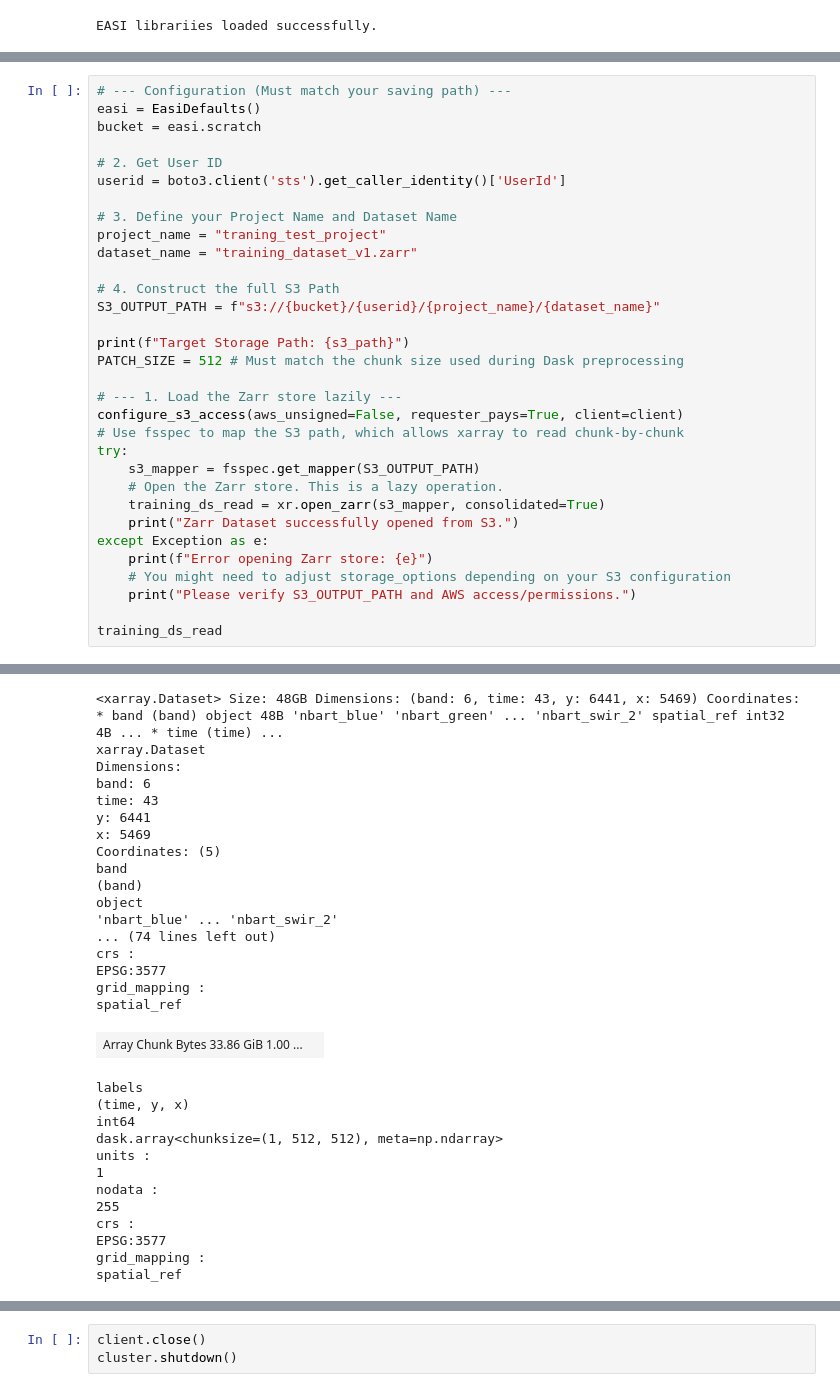
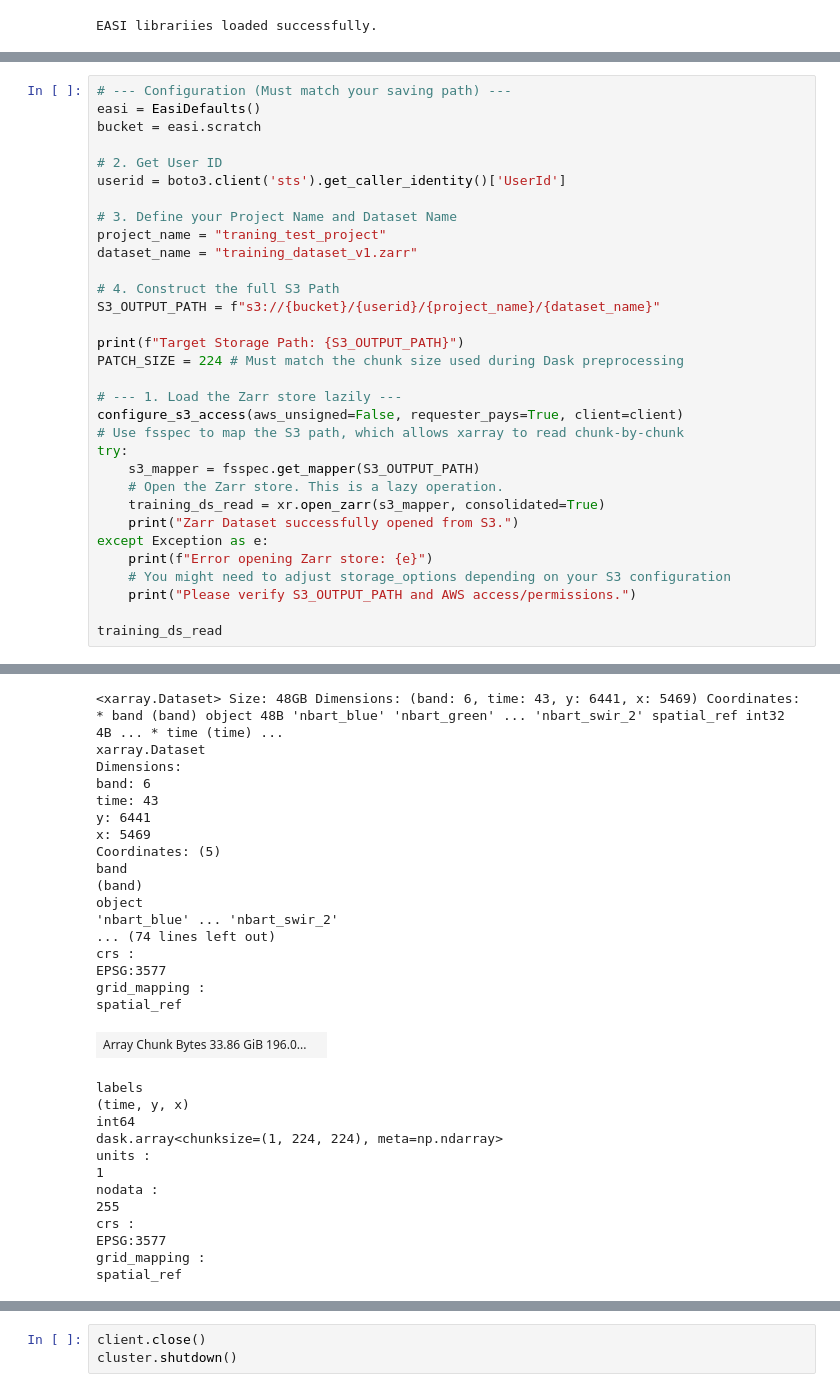
Before and after one commit to csiro-easi/easi-notebooks, a Jupyter notebook: notebooks/dask/ML_With_Dask/Zar_to_Pytorch.ipynb, the cells around one changed output, grey strips where cells are left out. Saved outputs shown, nothing was run; the diff lists cells and outputs as text.

```diff
--- a/notebooks/dask/ML_With_Dask/Zar_to_Pytorch.ipynb
+++ b/notebooks/dask/ML_With_Dask/Zar_to_Pytorch.ipynb
@@ -109,8 +126,8 @@ dataset_name = "training_dataset_v1.zarr"
 # 4. Construct the full S3 Path
 S3_OUTPUT_PATH = f"s3://{bucket}/{userid}/{project_name}/{dataset_name}"
 
-print(f"Target Storage Path: {s3_path}")
-PATCH_SIZE = 512 # Must match the chunk size used during Dask preprocessing
+print(f"Target Storage Path: {S3_OUTPUT_PATH}")
+PATCH_SIZE = 224 # Must match the chunk size used during Dask preprocessing
 
 # --- 1. Load the Zarr store lazily ---
 configure_s3_access(aws_unsigned=False, requester_pays=True, client=client)
@@ -120,38 +137,38 @@ try:
     # Open the Zarr store. This is a lazy operation.
     training_ds_read = xr.open_zarr(s3_mapper, consolidated=True)
     print("Zarr Dataset successfully opened from S3.")
 except Exception as e:
     print(f"Error opening Zarr store: {e}")
     # You might need to adjust storage_options depending on your S3 configuration
     print("Please verify S3_OUTPUT_PATH and AWS access/permissions.")
 
 training_ds_read
 # %% [output]
 Successfully found configuration for deployment "csiro"
 Target Storage Path: s3://easihub-csiro-user-scratch/AROAWO7MSC2T2SINGSYOQ:csiro-csiro-aad_gre555@csiro.au/traning_test_project/training_dataset_v1.zarr
 Zarr Dataset successfully opened from S3.
 <xarray.Dataset> Size: 48GB Dimensions: (band: 6, time: 43, y: 6441, x: 5469) Coordinates: * band (band) object 48B 'nbart_blue' 'nbart_green' ... 'nbart_swir_2' spatial_ref int32 4B ... * time (time) ...
 xarray.Dataset
 Dimensions:
 band: 6
 time: 43
 y: 6441
 x: 5469
 Coordinates: (5)
 band
 (band)
 object
 'nbart_blue' ... 'nbart_swir_2'
 ... (74 lines left out)
 crs :
 EPSG:3577
 grid_mapping :
 spatial_ref
-| Array Chunk Bytes 33.86 GiB 1.00 ... |  |
+| Array Chunk Bytes 33.86 GiB 196.0... |  |
 labels
 (time, y, x)
 int64
-dask.array<chunksize=(1, 512, 512), meta=np.ndarray>
+dask.array<chunksize=(1, 224, 224), meta=np.ndarray>
 units :
 1
 nodata :
```
Also changed, not shown: parts of 25 cells of this notebook, 4 other files.
